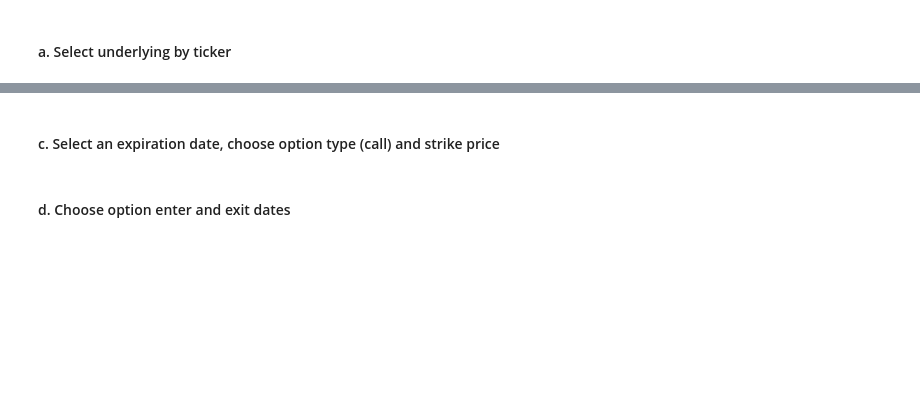
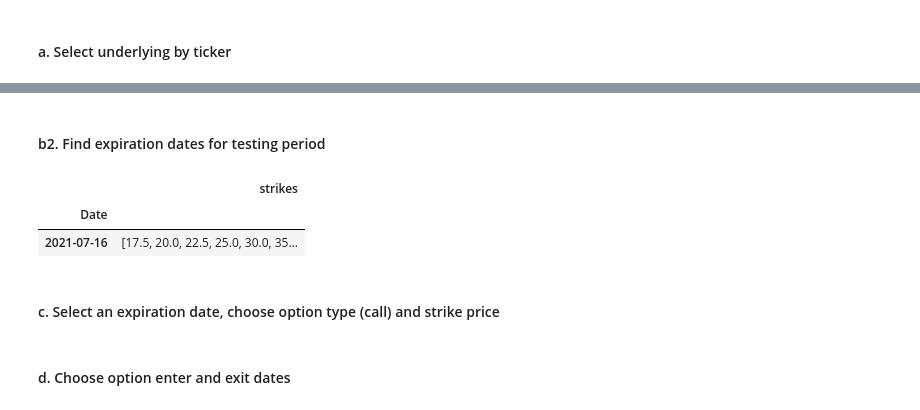
Before and after one commit to chen-albert-liang/Optegic, a Jupyter notebook: BullishStrategy/Put Credit Spread.ipynb, the cells around one changed output, grey strips where cells are left out. Cells and saved outputs as stored; diff of their text form; code cells hidden in the pictures; blank space fills up the shorter version.

```diff
--- a/BullishStrategy/Put Credit Spread.ipynb
+++ b/BullishStrategy/Put Credit Spread.ipynb
@@ -59,3 +68,12 @@ GetDays(Ticker, Start_Date, End_Date, []).expiration_dates
+# %% [markdown]
+#### b2. Find expiration dates for testing period
+# %%
+strikes = GetPriceHistory(Ticker).strikes
+display(HTML(strikes[strikes.index=="2021-07-16"].to_html()))
+# %% [output]
+|  | strikes |
+| Date |  |
+| 2021-07-16 | [17.5, 20.0, 22.5, 25.0, 30.0, 35... |
 # %% [markdown]
 #### c. Select an expiration date, choose option type (call) and strike price
 # %%
```
Also changed, not shown: parts of 15 cells of this notebook, 13 other files.
